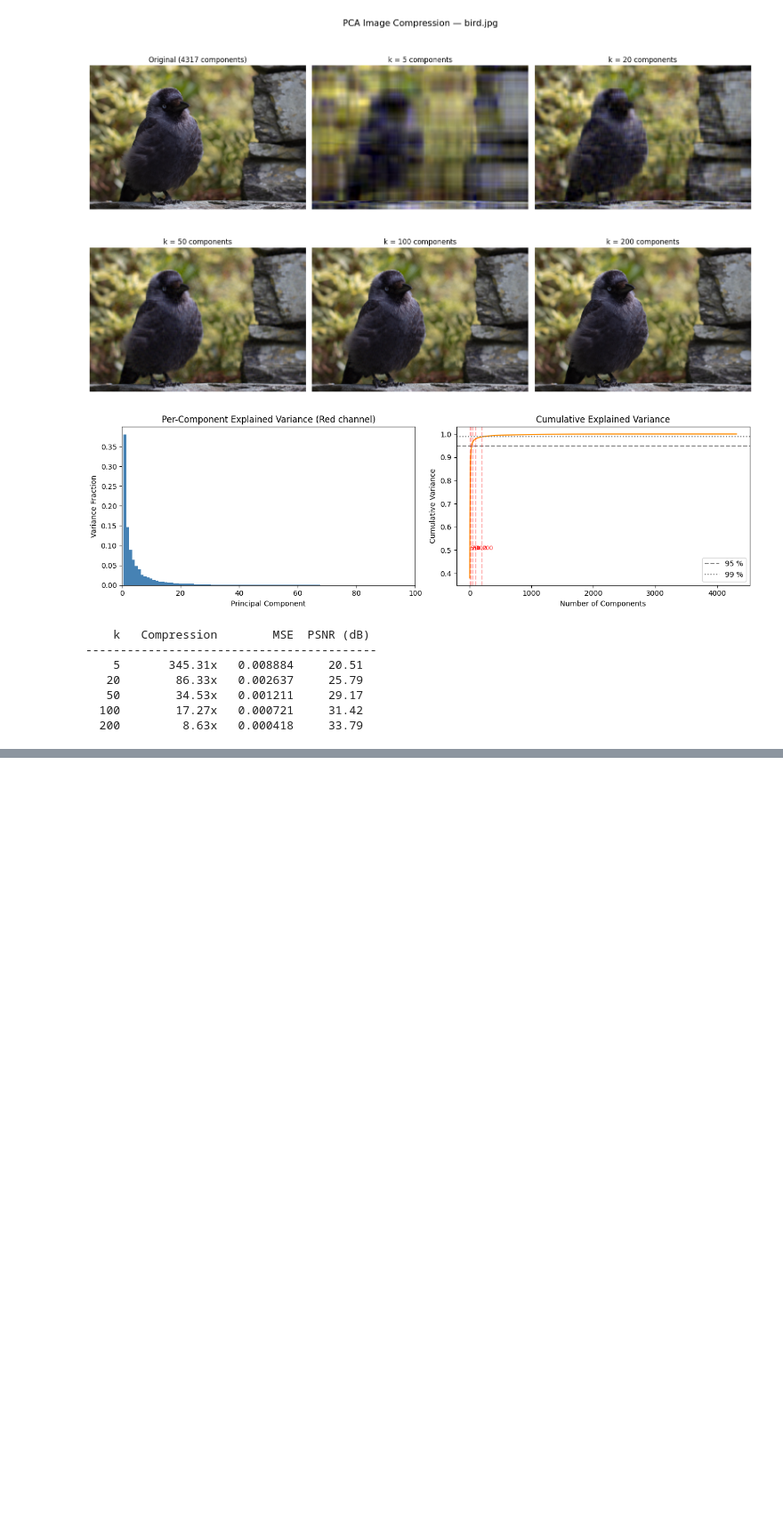
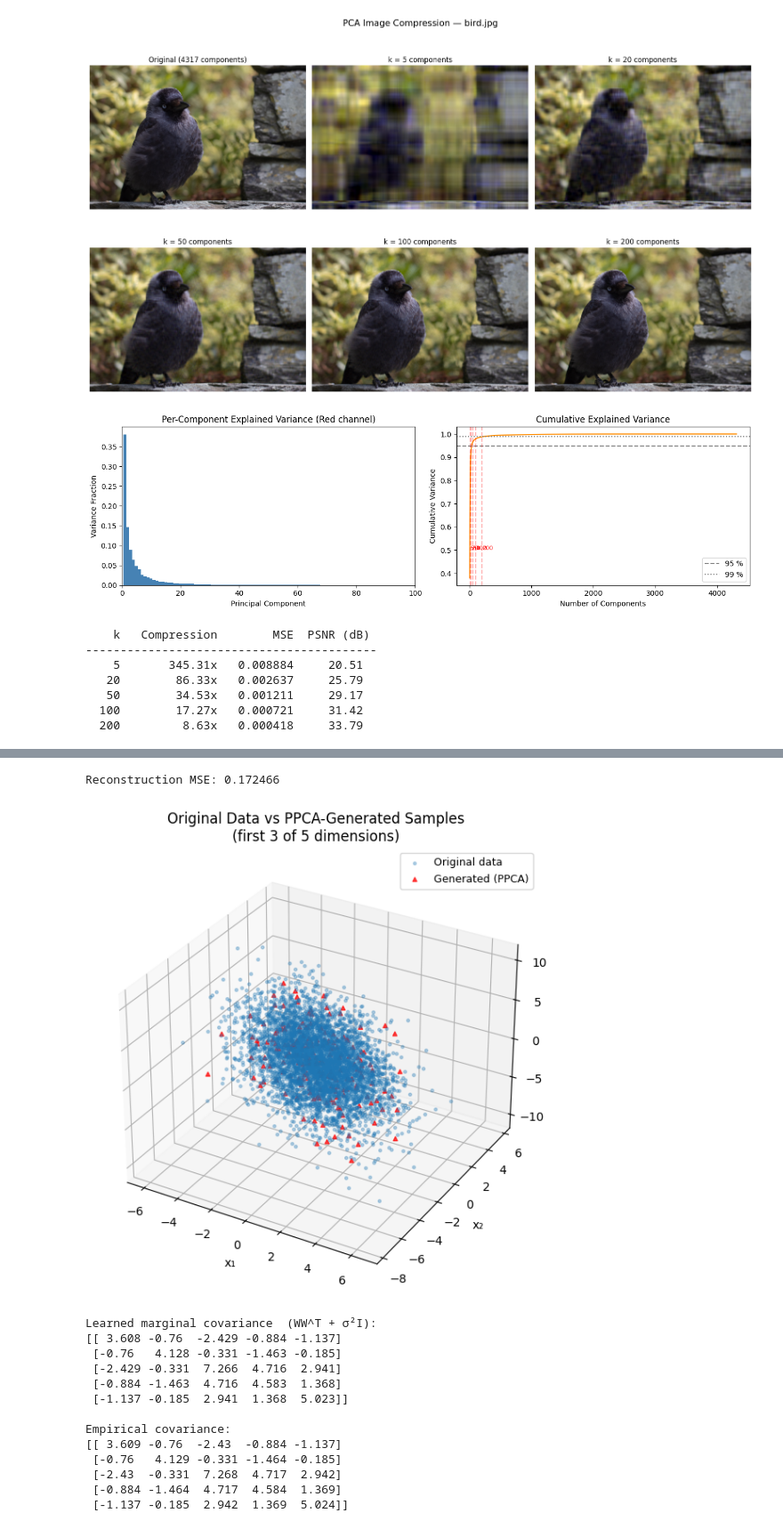
Before and after one commit to mkmishra2000/Sampling-from-a-distribution, a Jupyter notebook: ContinuousLatentVariable.ipynb, the cells around one changed output, grey strips where cells are left out. Shown at 89% size. Saved outputs shown, nothing was run; the diff lists cells and outputs as text; code cells hidden in the pictures; blank space fills up the shorter version.

```diff
--- a/ContinuousLatentVariable.ipynb
+++ b/ContinuousLatentVariable.ipynb
@@ -278,0 +474,52 @@ for k in component_list:
+# %%
+# ── 5. Reconstruction & new sample generation ──
+
+# a) Reconstruct: x_rec = W E[z|x] + μ
+X_rec = Z_posterior @ W.T + mu
+
+mse = np.mean((X - X_rec) ** 2)
+print(f"Reconstruction MSE: {mse:.6f}")
+
+# b) Generate new samples from the learned model
+#    z_new ~ N(0, I_M),  x_new ~ N(W z_new + μ, σ² I_D)
+N_new = 200
+Z_new = np.random.randn(N_new, M)
+X_new = Z_new @ W.T + mu + np.sqrt(sigma2) * np.random.randn(N_new, D)
+
+# ── Visualise: original data vs generated samples (first 3 dims) ──
+fig = plt.figure(figsize=(8, 6))
+ax = fig.add_subplot(111, projection="3d")
+ax.scatter(X[:, 0], X[:, 1], X[:, 2],
+           s=6, alpha=0.3, label="Original data")
+ax.scatter(X_new[:, 0], X_new[:, 1], X_new[:, 2],
+           s=12, alpha=0.7, color="red", marker="^", label="Generated (PPCA)")
+ax.set_xlabel("x₁"); ax.set_ylabel("x₂"); ax.set_zlabel("x₃")
+ax.set_title("Original Data vs PPCA-Generated Samples\n(first 3 of 5 dimensions)")
+ax.legend(fontsize=9)
+plt.tight_layout()
+plt.show()
+
+# ── Marginal distribution check ──
+C_model = W @ W.T + sigma2 * np.eye(D)   # learned covariance
+C_data  = np.cov(X, rowvar=False)         # empirical covariance
+
+print("\nLearned marginal covariance  (WW^T + σ²I):")
+print(np.round(C_model, 3))
+print("\nEmpirical covariance:")
+print(np.round(C_data, 3))
+# %% [output]
+Reconstruction MSE: 0.172466
+[figure, added]
+Learned marginal covariance  (WW^T + σ²I):
+[[ 3.608 -0.76  -2.429 -0.884 -1.137]
+ [-0.76   4.128 -0.331 -1.463 -0.185]
+ [-2.429 -0.331  7.266  4.716  2.941]
+ [-0.884 -1.463  4.716  4.583  1.368]
+ [-1.137 -0.185  2.941  1.368  5.023]]
+
+Empirical covariance:
+[[ 3.609 -0.76  -2.43  -0.884 -1.137]
+ [-0.76   4.129 -0.331 -1.464 -0.185]
+ [-2.43  -0.331  7.268  4.717  2.942]
+ [-0.884 -1.464  4.717  4.584  1.369]
+ [-1.137 -0.185  2.942  1.369  5.024]]
```
Also changed, not shown: parts of 6 cells of this notebook.
